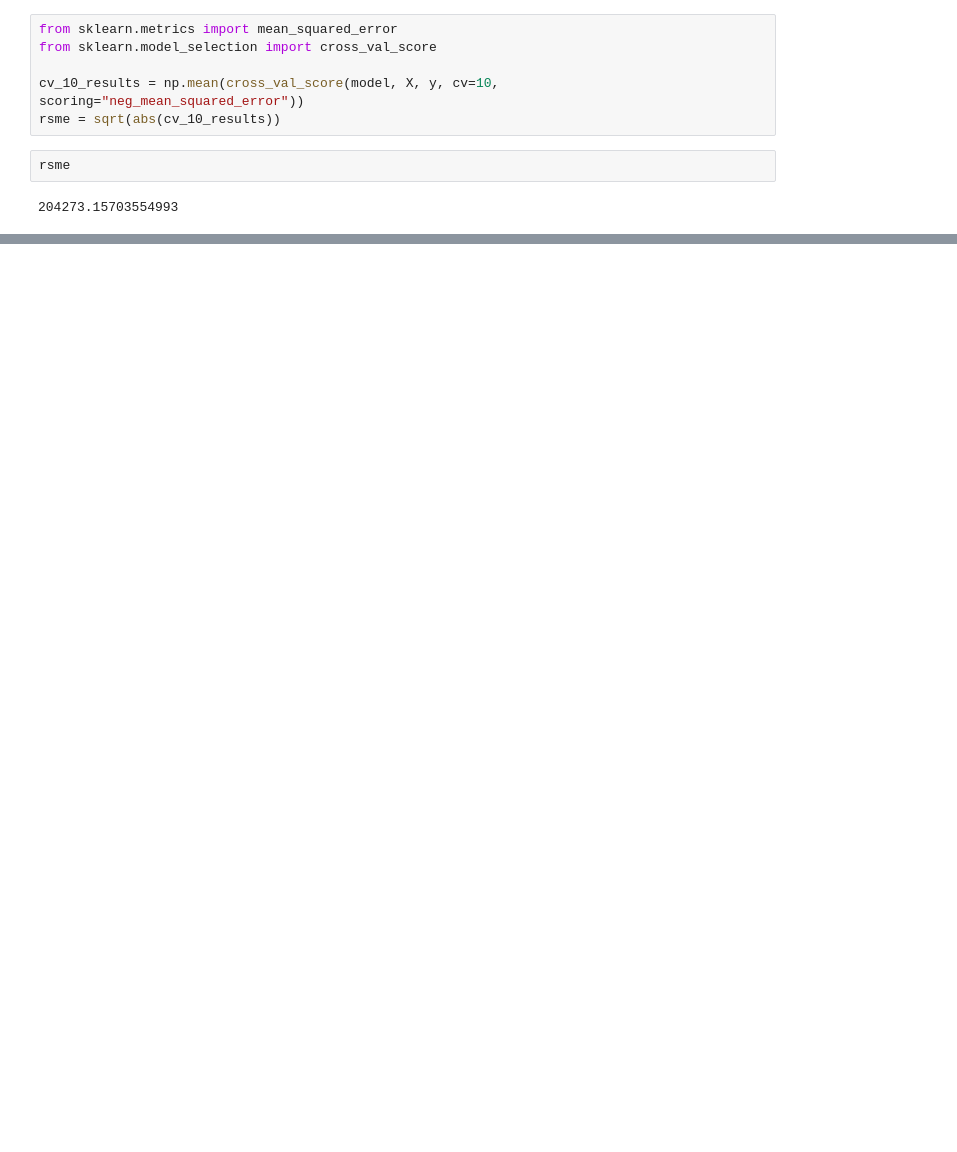
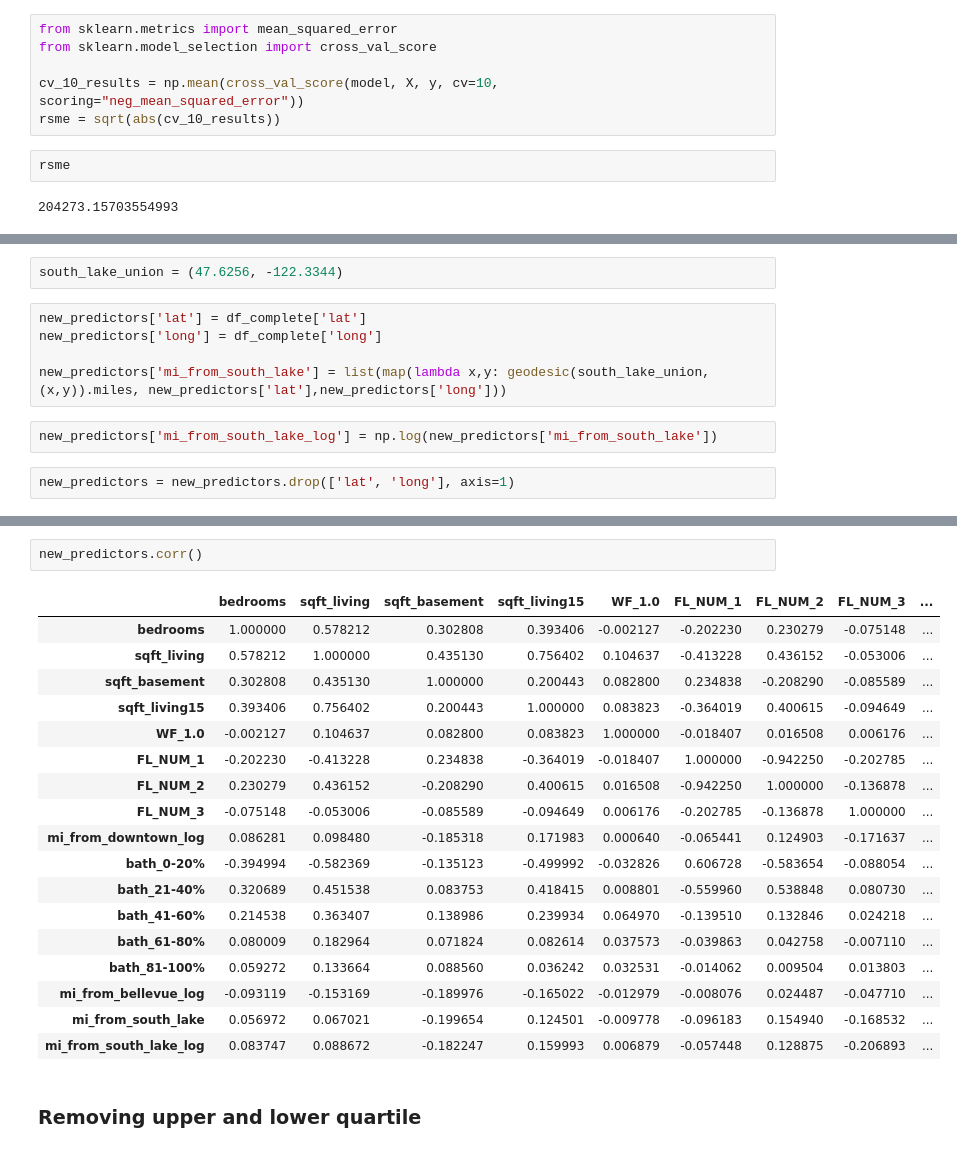
Before and after one commit to AnnaLara/dsc-1-final-project, a Jupyter notebook: draft-a.ipynb, the cells around one changed output, grey strips where cells are left out. Cells and saved outputs as stored; diff of their text form; blank space fills up the shorter version.

```diff
--- a/draft-a.ipynb
+++ b/draft-a.ipynb
@@ -851,0 +942,11 @@ rsme
+# %%
+south_lake_union = (47.6256, -122.3344)
+# %%
+new_predictors['lat'] = df_complete['lat']
+new_predictors['long'] = df_complete['long']
+
+new_predictors['mi_from_south_lake'] = list(map(lambda x,y: geodesic(south_lake_union,(x,y)).miles, new_predictors['lat'],new_predictors['long']))
+# %%
+new_predictors['mi_from_south_lake_log'] = np.log(new_predictors['mi_from_south_lake'])
+# %%
+new_predictors = new_predictors.drop(['lat', 'long'], axis=1)
@@ -851,0 +1003,23 @@ rsme
+# %%
+new_predictors.corr()
+# %% [output]
+|  | bedrooms | sqft_living | sqft_basement | sqft_living15 | WF_1.0 | FL_NUM_1 | FL_NUM_2 | FL_NUM_3 | ... |
+| bedrooms | 1.000000 | 0.578212 | 0.302808 | 0.393406 | -0.002127 | -0.202230 | 0.230279 | -0.075148 | ... |
+| sqft_living | 0.578212 | 1.000000 | 0.435130 | 0.756402 | 0.104637 | -0.413228 | 0.436152 | -0.053006 | ... |
+| sqft_basement | 0.302808 | 0.435130 | 1.000000 | 0.200443 | 0.082800 | 0.234838 | -0.208290 | -0.085589 | ... |
+| sqft_living15 | 0.393406 | 0.756402 | 0.200443 | 1.000000 | 0.083823 | -0.364019 | 0.400615 | -0.094649 | ... |
+| WF_1.0 | -0.002127 | 0.104637 | 0.082800 | 0.083823 | 1.000000 | -0.018407 | 0.016508 | 0.006176 | ... |
+| FL_NUM_1 | -0.202230 | -0.413228 | 0.234838 | -0.364019 | -0.018407 | 1.000000 | -0.942250 | -0.202785 | ... |
+| FL_NUM_2 | 0.230279 | 0.436152 | -0.208290 | 0.400615 | 0.016508 | -0.942250 | 1.000000 | -0.136878 | ... |
+| FL_NUM_3 | -0.075148 | -0.053006 | -0.085589 | -0.094649 | 0.006176 | -0.202785 | -0.136878 | 1.000000 | ... |
+| mi_from_downtown_log | 0.086281 | 0.098480 | -0.185318 | 0.171983 | 0.000640 | -0.065441 | 0.124903 | -0.171637 | ... |
+| bath_0-20% | -0.394994 | -0.582369 | -0.135123 | -0.499992 | -0.032826 | 0.606728 | -0.583654 | -0.088054 | ... |
+| bath_21-40% | 0.320689 | 0.451538 | 0.083753 | 0.418415 | 0.008801 | -0.559960 | 0.538848 | 0.080730 | ... |
+| bath_41-60% | 0.214538 | 0.363407 | 0.138986 | 0.239934 | 0.064970 | -0.139510 | 0.132846 | 0.024218 | ... |
+| bath_61-80% | 0.080009 | 0.182964 | 0.071824 | 0.082614 | 0.037573 | -0.039863 | 0.042758 | -0.007110 | ... |
+| bath_81-100% | 0.059272 | 0.133664 | 0.088560 | 0.036242 | 0.032531 | -0.014062 | 0.009504 | 0.013803 | ... |
+| mi_from_bellevue_log | -0.093119 | -0.153169 | -0.189976 | -0.165022 | -0.012979 | -0.008076 | 0.024487 | -0.047710 | ... |
+| mi_from_south_lake | 0.056972 | 0.067021 | -0.199654 | 0.124501 | -0.009778 | -0.096183 | 0.154940 | -0.168532 | ... |
+| mi_from_south_lake_log | 0.083747 | 0.088672 | -0.182247 | 0.159993 | 0.006879 | -0.057448 | 0.128875 | -0.206893 | ... |
+# %% [markdown]
+### Removing upper and lower quartile
```
Also changed, not shown: parts of 23 cells of this notebook.
